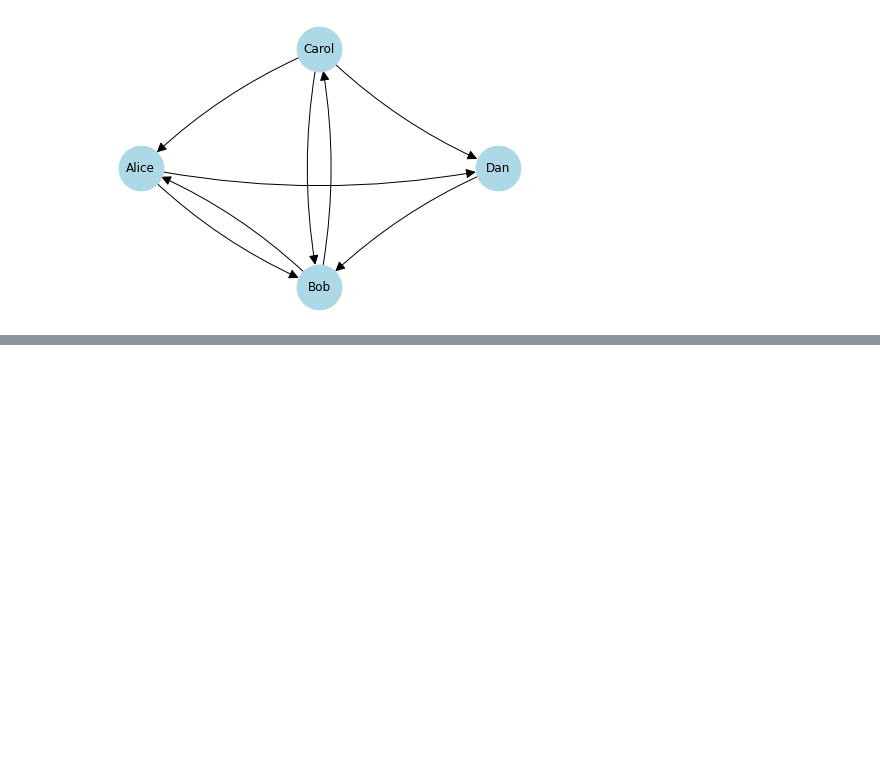
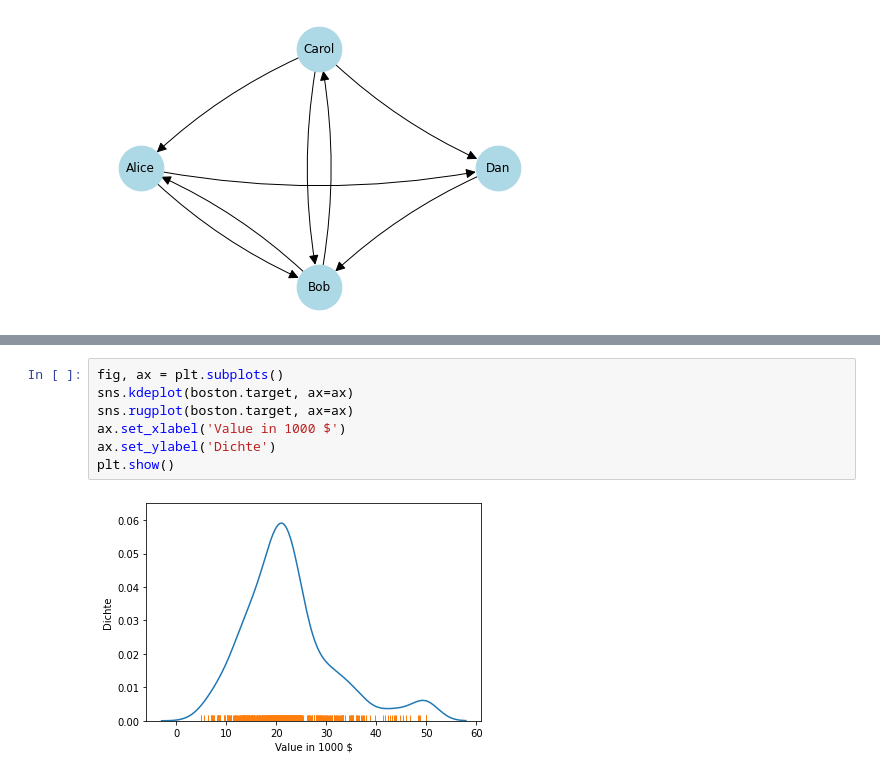
Before and after one commit to sherbold/data-science-crashkurs, a Jupyter notebook: content/chapters/kapitel_03.ipynb, the cells around one changed output, grey strips where cells are left out. Drawn from its saved outputs; the diff is of its cells as text; blank space fills up the shorter version.

```diff
--- a/content/chapters/kapitel_03.ipynb
+++ b/content/chapters/kapitel_03.ipynb
@@ -199,0 +375,9 @@ Diese Graph ist einfach zu lesen und gibt uns ein intuitives Verständnis der Be
+# %%
+fig, ax = plt.subplots()
+sns.kdeplot(boston.target, ax=ax)
+sns.rugplot(boston.target, ax=ax)
+ax.set_xlabel('Value in 1000 $')
+ax.set_ylabel('Dichte')
+plt.show()
+# %% [output]
+[figure, added]
```
Also changed, not shown: parts of 48 cells of this notebook.
